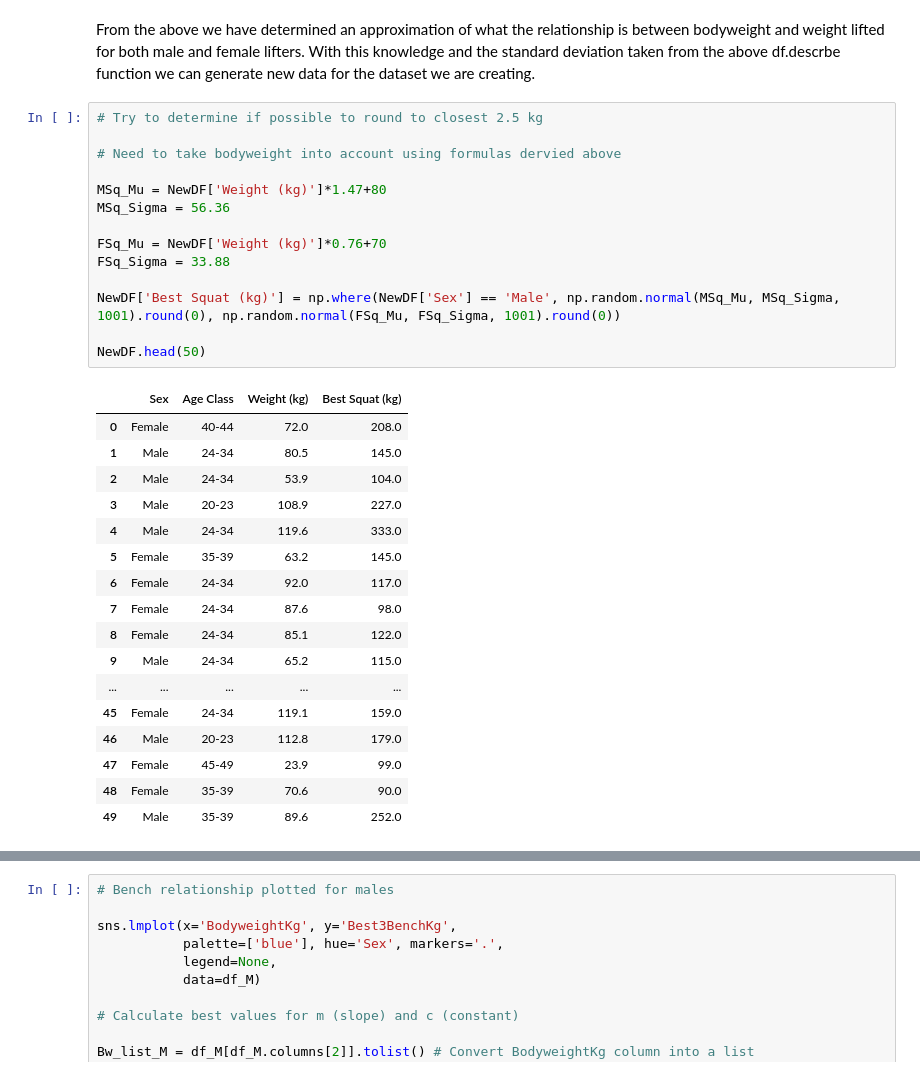
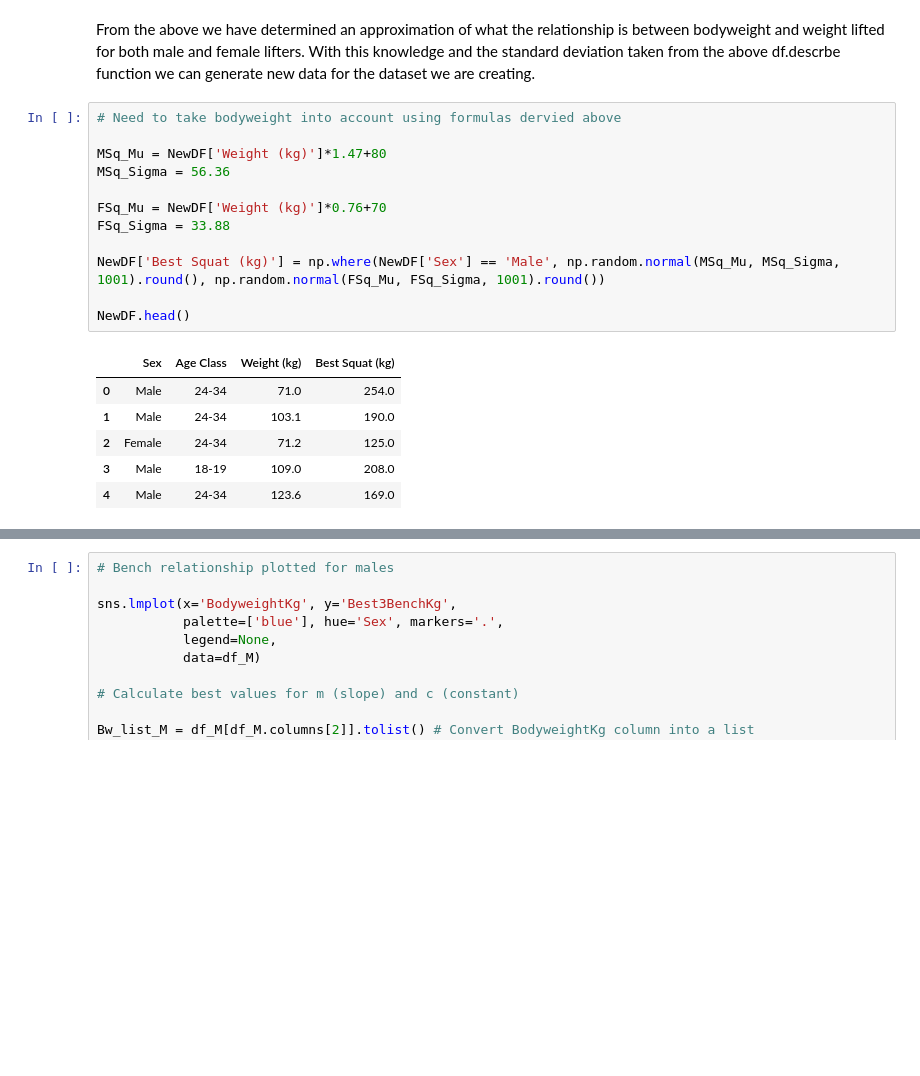
Before and after one commit to IanWafer/Programming-Project, a Jupyter notebook: Simulated Real World Phenomenon.ipynb, the cells around one changed output, grey strips where cells are left out. Saved outputs shown, nothing was run; the diff lists cells and outputs as text; blank space fills up the shorter version.

```diff
--- a/Simulated Real World Phenomenon.ipynb
+++ b/Simulated Real World Phenomenon.ipynb
@@ -331,37 +331,24 @@ The values of the slope and constant for the female squat respectively are [ 0.7
 # %% [markdown]
 From the above we have determined an approximation of what the relationship is between bodyweight and weight lifted for both male and female lifters. With this knowledge and the standard deviation taken from the above df.descrbe function we can generate new data for the dataset we are creating.
 # %%
-# Try to determine if possible to round to closest 2.5 kg
-
 # Need to take bodyweight into account using formulas dervied above
 
 MSq_Mu = NewDF['Weight (kg)']*1.47+80
 MSq_Sigma = 56.36
 
 FSq_Mu = NewDF['Weight (kg)']*0.76+70
 FSq_Sigma = 33.88
 
-NewDF['Best Squat (kg)'] = np.where(NewDF['Sex'] == 'Male', np.random.normal(MSq_Mu, MSq_Sigma, 1001).round(0), np.random.normal(FSq_Mu, FSq_Sigma, 1001).round(0))
+NewDF['Best Squat (kg)'] = np.where(NewDF['Sex'] == 'Male', np.random.normal(MSq_Mu, MSq_Sigma, 1001).round(), np.random.normal(FSq_Mu, FSq_Sigma, 1001).round())
 
-NewDF.head(50)
+NewDF.head()
 # %% [output]
 |  | Sex | Age Class | Weight (kg) | Best Squat (kg) |
-| 0 | Female | 40-44 | 72.0 | 208.0 |
-| 1 | Male | 24-34 | 80.5 | 145.0 |
-| 2 | Male | 24-34 | 53.9 | 104.0 |
-| 3 | Male | 20-23 | 108.9 | 227.0 |
-| 4 | Male | 24-34 | 119.6 | 333.0 |
-| 5 | Female | 35-39 | 63.2 | 145.0 |
-| 6 | Female | 24-34 | 92.0 | 117.0 |
-| 7 | Female | 24-34 | 87.6 | 98.0 |
-| 8 | Female | 24-34 | 85.1 | 122.0 |
-| 9 | Male | 24-34 | 65.2 | 115.0 |
-| ... | ... | ... | ... | ... |
-| 45 | Female | 24-34 | 119.1 | 159.0 |
-| 46 | Male | 20-23 | 112.8 | 179.0 |
-| 47 | Female | 45-49 | 23.9 | 99.0 |
-| 48 | Female | 35-39 | 70.6 | 90.0 |
-| 49 | Male | 35-39 | 89.6 | 252.0 |
+| 0 | Male | 24-34 | 71.0 | 254.0 |
+| 1 | Male | 24-34 | 103.1 | 190.0 |
+| 2 | Female | 24-34 | 71.2 | 125.0 |
+| 3 | Male | 18-19 | 109.0 | 208.0 |
+| 4 | Male | 24-34 | 123.6 | 169.0 |
 # %%
 # Check the newly geenrated squat values to comapre against the original dataset to check if the values closely match.
 
```
Also changed, not shown: parts of 11 cells of this notebook.
